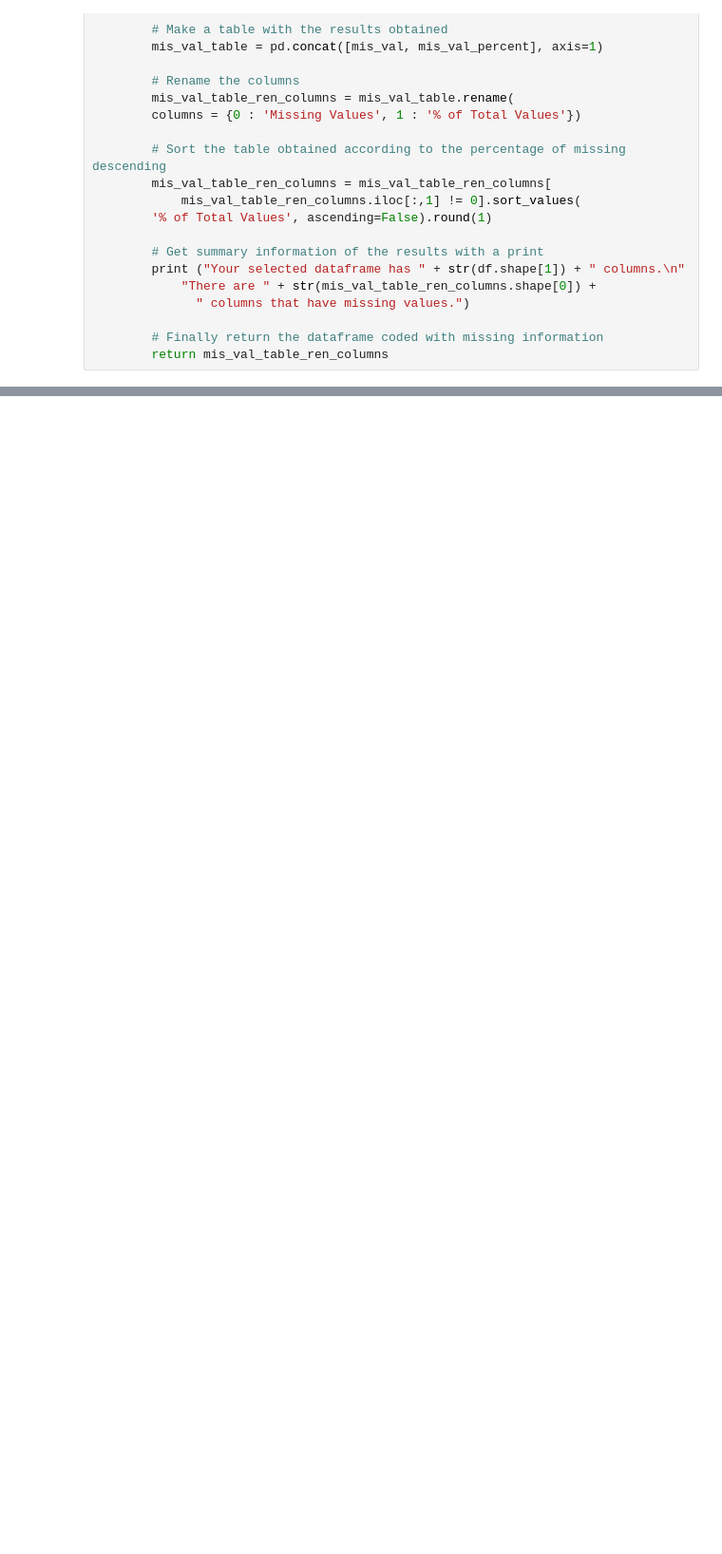
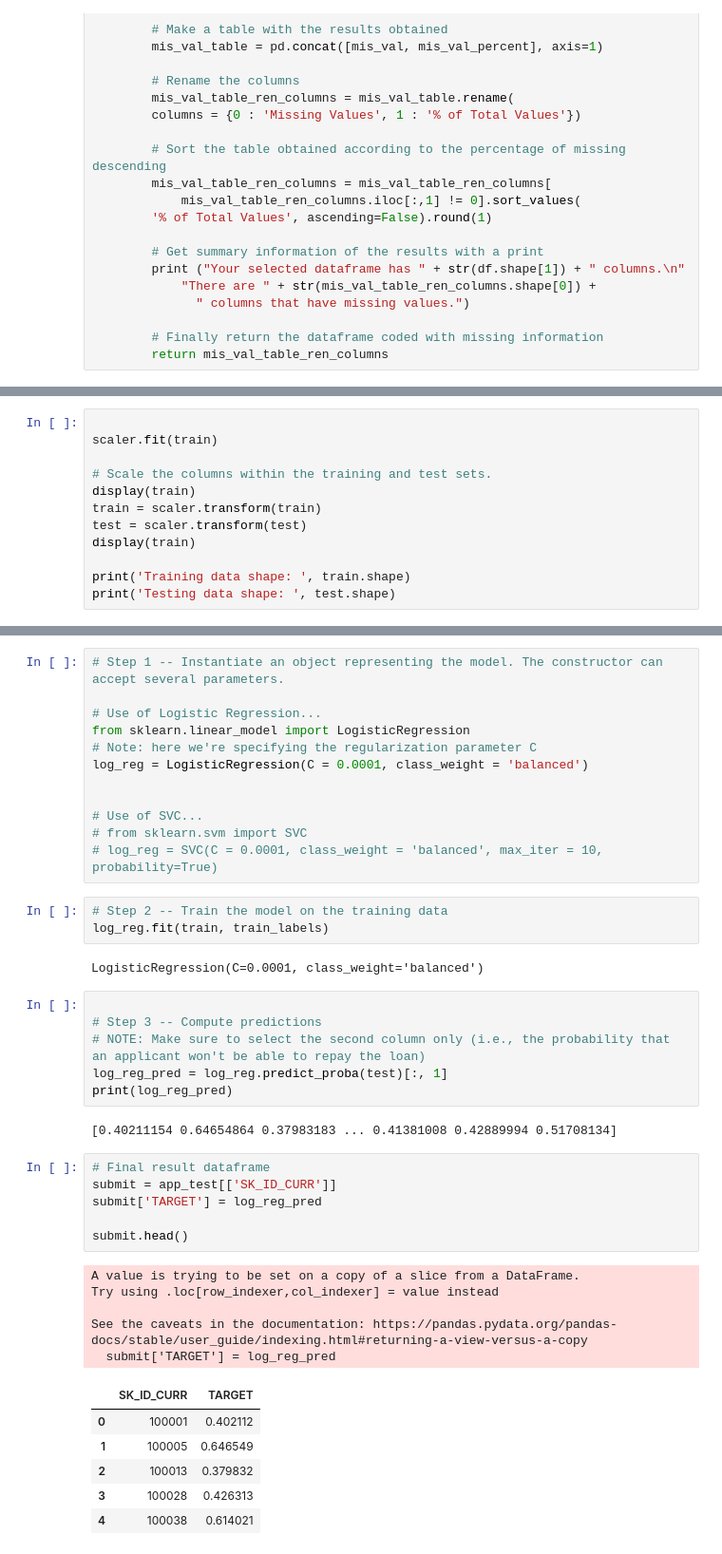
Before and after one commit to GiovaRossa/HCDR-Project-Work, a Jupyter notebook: Project_Lucchese.ipynb, the cells around one changed output, grey strips where cells are left out. Shown at 95% size. Saved outputs shown, nothing was run; the diff lists cells and outputs as text; blank space fills up the shorter version.

```diff
--- a/Project_Lucchese.ipynb
+++ b/Project_Lucchese.ipynb
@@ -302,0 +409,12 @@ scaler = MinMaxScaler(feature_range = (0, 1))
+# %%
+
+scaler.fit(train)
+
+# Scale the columns within the training and test sets.
+display(train)
+train = scaler.transform(train)
+test = scaler.transform(test)
+display(train)
+
+print('Training data shape: ', train.shape)
+print('Testing data shape: ', test.shape)
@@ -302,0 +450,43 @@ scaler = MinMaxScaler(feature_range = (0, 1))
+# %%
+# Step 1 -- Instantiate an object representing the model. The constructor can accept several parameters.
+
+# Use of Logistic Regression...
+from sklearn.linear_model import LogisticRegression
+# Note: here we're specifying the regularization parameter C
+log_reg = LogisticRegression(C = 0.0001, class_weight = 'balanced')
+
+
+# Use of SVC...
+# from sklearn.svm import SVC
+# log_reg = SVC(C = 0.0001, class_weight = 'balanced', max_iter = 10, probability=True)
+# %%
+# Step 2 -- Train the model on the training data
+log_reg.fit(train, train_labels)
+# %% [output]
+LogisticRegression(C=0.0001, class_weight='balanced')
+# %%
+
+# Step 3 -- Compute predictions
+# NOTE: Make sure to select the second column only (i.e., the probability that an applicant won't be able to repay the loan)
+log_reg_pred = log_reg.predict_proba(test)[:, 1]
+print(log_reg_pred)
+# %% [output]
+[0.40211154 0.64654864 0.37983183 ... 0.41381008 0.42889994 0.51708134]
+# %%
+# Final result dataframe
+submit = app_test[['SK_ID_CURR']]
+submit['TARGET'] = log_reg_pred
+
+submit.head()
+# %% [output]
+A value is trying to be set on a copy of a slice from a DataFrame.
+Try using .loc[row_indexer,col_indexer] = value instead
+
+See the caveats in the documentation: https://pandas.pydata.org/pandas-docs/stable/user_guide/indexing.html#returning-a-view-versus-a-copy
+  submit['TARGET'] = log_reg_pred
+|  | SK_ID_CURR | TARGET |
+| 0 | 100001 | 0.402112 |
+| 1 | 100005 | 0.646549 |
+| 2 | 100013 | 0.379832 |
+| 3 | 100028 | 0.426313 |
+| 4 | 100038 | 0.614021 |
```
Also changed, not shown: parts of 37 cells of this notebook, 2 other files.
